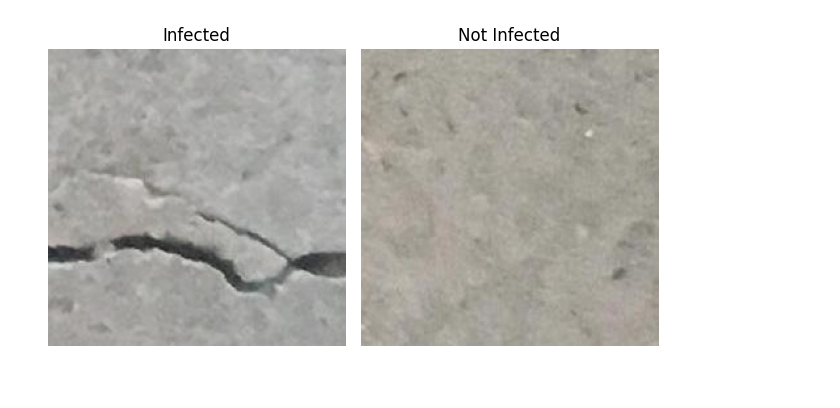
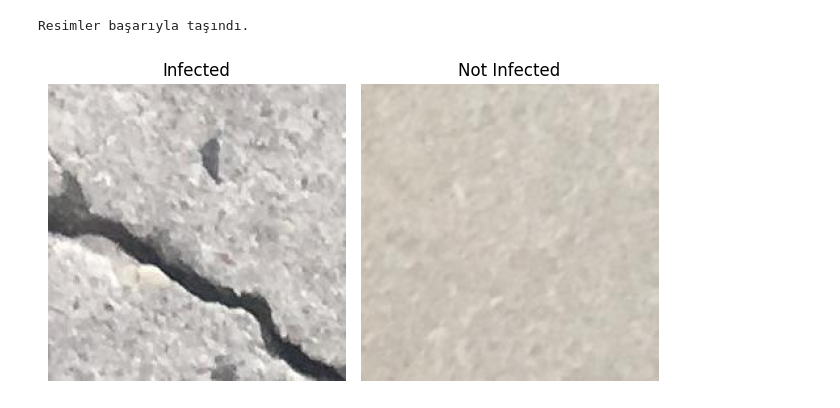
Before and after one commit to alyilmaz99/surface_crack_cnn_detect, a Jupyter notebook: surface_crack_cnn_detect.ipynb, the cells around one changed output. Cells and saved outputs as stored; diff of their text form; code cells hidden in the pictures.

```diff
--- a/surface_crack_cnn_detect.ipynb
+++ b/surface_crack_cnn_detect.ipynb
@@ -31,22 +76,51 @@ not_infected_folder = os.path.join(data_folder, 'Negative')
+# %%
+import shutil
+import random
+
+
+source_directory_positive = "/content/surface-crack-detection/Positive"
+source_directory_negative = "/content/surface-crack-detection/Negative"
+
+positive_images = os.listdir(source_directory_positive)
+negative_images = os.listdir(source_directory_negative)
+
+test_directory = "/content/test/validation"
+os.makedirs(test_directory, exist_ok=True)
+
+random_positive_images = random.sample(positive_images, 5000)
+for image in random_positive_images:
+    source_path = os.path.join(source_directory_positive, image)
+    target_path = os.path.join(test_directory, image)
+    shutil.move(source_path, target_path)
+
+random_negative_images = random.sample(negative_images, 5000)
+for image in random_negative_images:
+    source_path = os.path.join(source_directory_negative, image)
+    target_path = os.path.join(test_directory, image)
+    shutil.move(source_path, target_path)
+
+print("Resimler başarıyla taşındı.")
+# %% [output]
+Resimler başarıyla taşındı.
 # %%
 
-sample_infected_image = Image.open(os.path.join(infected_folder, os.listdir(infected_folder)[1]))
-sample_not_infected_image = Image.open(os.path.join(not_infected_folder, os.listdir(not_infected_folder)[1]))
+sample_infected_image = Image.open(os.path.join(infected_folder, os.listdir(infected_folder)[10]))
+sample_not_infected_image = Image.open(os.path.join(not_infected_folder, os.listdir(not_infected_folder)[10]))
 
 plt.subplot(1, 2, 1)
 plt.imshow(sample_infected_image)
 plt.title("Infected")
 plt.axis('off')
 
 plt.subplot(1, 2, 2)
 plt.imshow(sample_not_infected_image)
 plt.title("Not Infected")
 plt.axis('off')
 
 plt.tight_layout()
 plt.show()
 # %% [output]
-[figure, old version]
+[figure, new version]
 # %%
 infected_images = [os.path.join(infected_folder, img) for img in os.listdir(infected_folder)]
 not_infected_images = [os.path.join(not_infected_folder, img) for img in os.listdir(not_infected_folder)]
```
Also changed, not shown: parts of 14 cells of this notebook.
